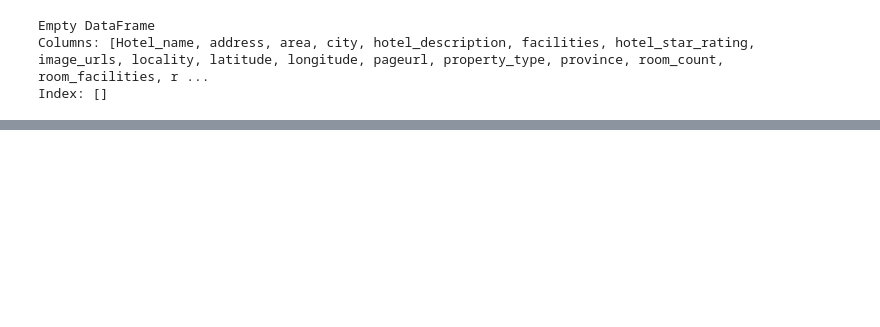
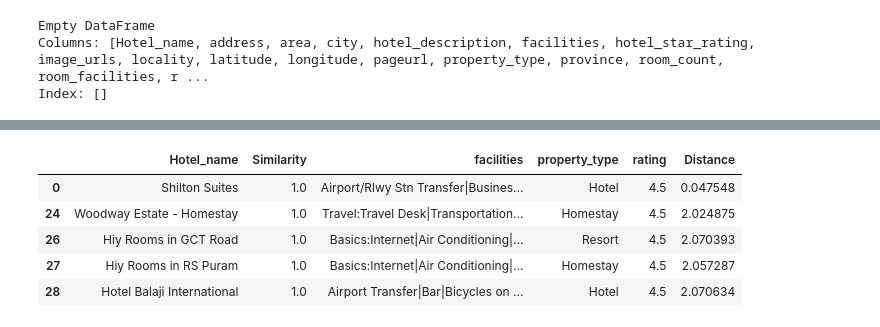
Before and after one commit to ushifali/final-23, a Jupyter notebook: Collaborative_Filtering_Hotels.ipynb, the cells around one changed output, grey strips where cells are left out. Drawn from its saved outputs; the diff is of its cells as text; code cells hidden in the pictures; blank space fills up the shorter version.

```diff
--- a/Collaborative_Filtering_Hotels.ipynb
+++ b/Collaborative_Filtering_Hotels.ipynb
@@ -146,0 +146,15 @@ Hotel Balaji International         1.0 Airport Transfer|Bar|Bicycles on Hire|Boa
+# %%
+# Example usage: Recommend top 5 hotels for user 1
+user_id = 12
+similarities = calculate_similarity(user_id)
+hotels_data = hotels_df[['Hotel_name', 'facilities','property_type','rating', 'Distance']]
+recommendations = pd.DataFrame({'Hotel_name': hotel_names, 'Similarity': similarities})
+recommendations = recommendations.merge(hotels_data, on='Hotel_name').sort_values(by='Similarity', ascending=False).head(5)
+recommendations
+# %% [output]
+|  | Hotel_name | Similarity | facilities | property_type | rating | Distance |
+| 0 | Shilton Suites | 1.0 | Airport/Rlwy Stn Transfer|Busines... | Hotel | 4.5 | 0.047548 |
+| 24 | Woodway Estate - Homestay | 1.0 | Travel:Travel Desk|Transportation... | Homestay | 4.5 | 2.024875 |
+| 26 | Hiy Rooms in GCT Road | 1.0 | Basics:Internet|Air Conditioning|... | Resort | 4.5 | 2.070393 |
+| 27 | Hiy Rooms in RS Puram | 1.0 | Basics:Internet|Air Conditioning|... | Homestay | 4.5 | 2.057287 |
+| 28 | Hotel Balaji International | 1.0 | Airport Transfer|Bar|Bicycles on ... | Hotel | 4.5 | 2.070634 |
```
Also changed, not shown: parts of 2 cells of this notebook.
